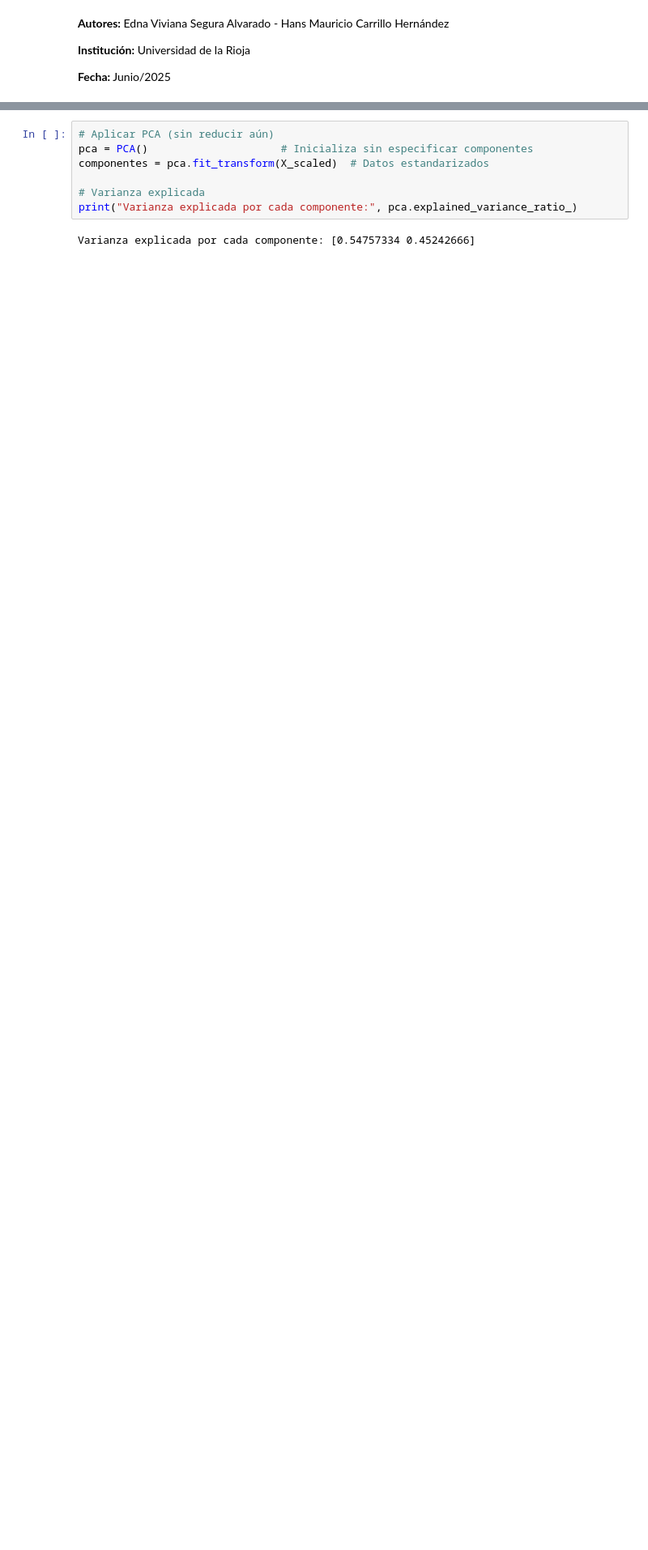
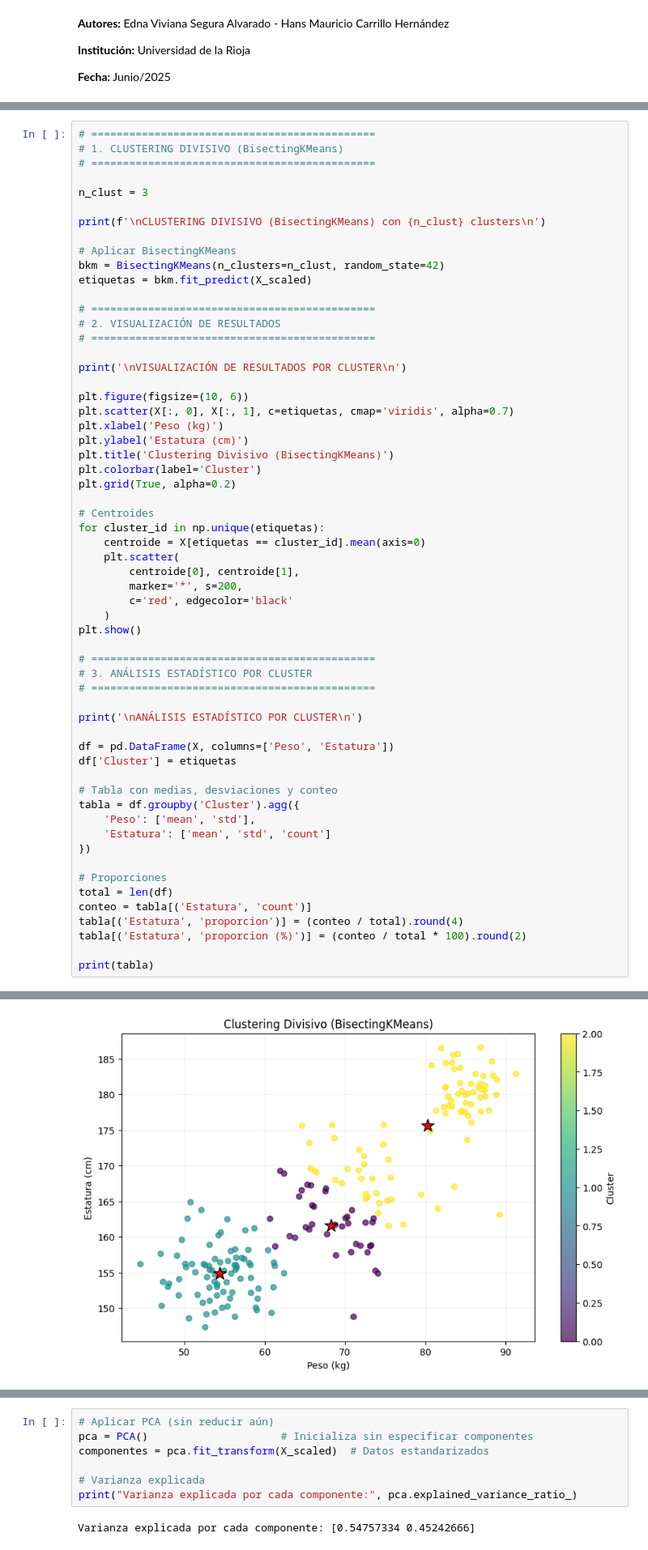
Before and after one commit to ednavivianasegura/AccesoImages, a Jupyter notebook: ModelosNoSupervisados.ipynb, the cells around one changed output, grey strips where cells are left out. Shown at 81% size. Cells and saved outputs as stored; diff of their text form; blank space fills up the shorter version.

```diff
--- a/ModelosNoSupervisados.ipynb
+++ b/ModelosNoSupervisados.ipynb
@@ -281,0 +408,60 @@ Cluster
+# %%
+# =============================================
+# 1. CLUSTERING DIVISIVO (BisectingKMeans)
+# =============================================
+
+n_clust = 3
+
+print(f'\nCLUSTERING DIVISIVO (BisectingKMeans) con {n_clust} clusters\n')
+
+# Aplicar BisectingKMeans
+bkm = BisectingKMeans(n_clusters=n_clust, random_state=42)
+etiquetas = bkm.fit_predict(X_scaled)
+
+# =============================================
+# 2. VISUALIZACIÓN DE RESULTADOS
+# =============================================
+
+print('\nVISUALIZACIÓN DE RESULTADOS POR CLUSTER\n')
+
+plt.figure(figsize=(10, 6))
+plt.scatter(X[:, 0], X[:, 1], c=etiquetas, cmap='viridis', alpha=0.7)
+plt.xlabel('Peso (kg)')
+plt.ylabel('Estatura (cm)')
+plt.title('Clustering Divisivo (BisectingKMeans)')
+plt.colorbar(label='Cluster')
+plt.grid(True, alpha=0.2)
+
+# Centroides
+for cluster_id in np.unique(etiquetas):
+    centroide = X[etiquetas == cluster_id].mean(axis=0)
+    plt.scatter(
+        centroide[0], centroide[1],
+        marker='*', s=200,
+        c='red', edgecolor='black'
+    )
+plt.show()
+
+# =============================================
+# 3. ANÁLISIS ESTADÍSTICO POR CLUSTER
+# =============================================
+
+print('\nANÁLISIS ESTADÍSTICO POR CLUSTER\n')
+
+df = pd.DataFrame(X, columns=['Peso', 'Estatura'])
+df['Cluster'] = etiquetas
+
+# Tabla con medias, desviaciones y conteo
+tabla = df.groupby('Cluster').agg({
+    'Peso': ['mean', 'std'],
+    'Estatura': ['mean', 'std', 'count']
+})
+
+# Proporciones
+total = len(df)
+conteo = tabla[('Estatura', 'count')]
+tabla[('Estatura', 'proporcion')] = (conteo / total).round(4)
+tabla[('Estatura', 'proporcion (%)')] = (conteo / total * 100).round(2)
+
+print(tabla)
+# %% [output]
@@ -281,0 +472 @@ Cluster
+[figure, added]
```
Also changed, not shown: parts of 11 cells of this notebook.
